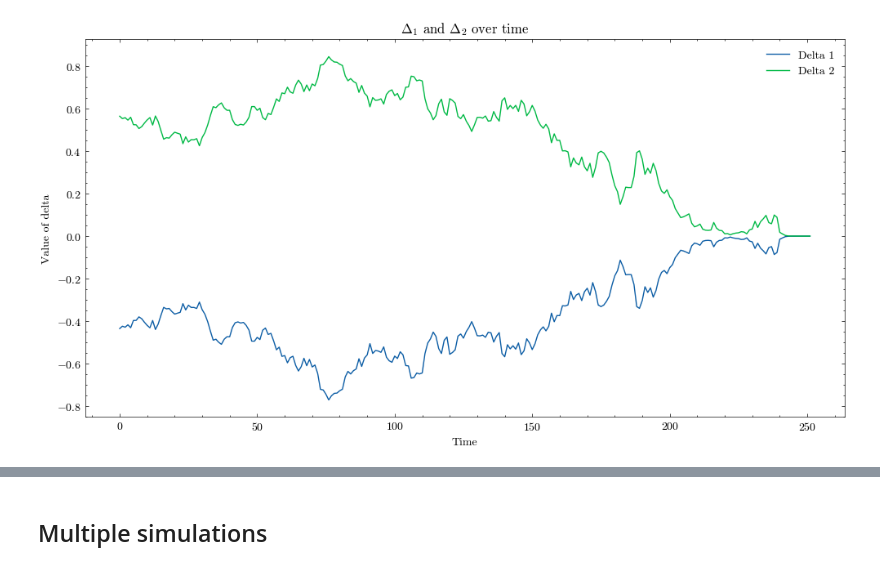
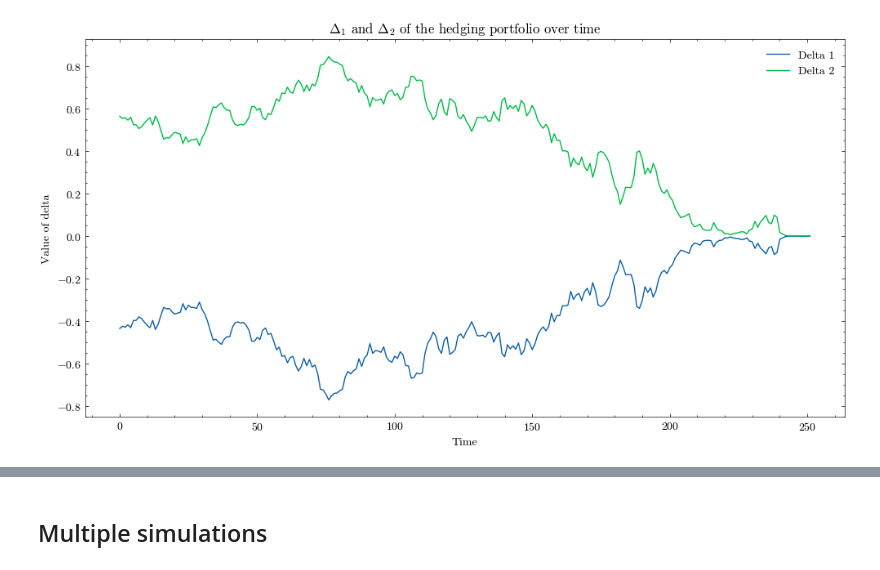
Before and after one commit to paolodelia99/delta-hedging, a Jupyter notebook: black-scholes-hedging/spread-option/gamma_hedging_spread.ipynb, the cells around one changed output, grey strips where cells are left out. Drawn from its saved outputs; the diff is of its cells as text; code cells hidden in the pictures.

Commit message:
Trying to fix initial gamma heding in spread option

```diff
--- a/black-scholes-hedging/spread-option/gamma_hedging_spread.ipynb
+++ b/black-scholes-hedging/spread-option/gamma_hedging_spread.ipynb
@@ -92,6 +57,6 @@ call_f1 = european_price(stock_path[0, 0, 0], stock_path[0, 0, 1], expiration, v
 # %%
-deltas = jnp.asarray([margrabe_deltas(stock_path[i, 0, 0], stock_path[i, 0, 1], expiration - i * dt, vols[0], vols[1], correlation[0, 1]) for i in range(N)])
-gammas = jnp.asarray([margrabe_gammas(stock_path[i, 0, 0], stock_path[i, 0, 1], expiration - i * dt, vols[0], vols[1], correlation[0, 1]) for i in range(N)])
+spread_deltas = jnp.asarray([margrabe_deltas(stock_path[i, 0, 0], stock_path[i, 0, 1], expiration - i * dt, vols[0], vols[1], correlation[0, 1]) for i in range(N)])
+spread_gammas = jnp.asarray([margrabe_gammas(stock_path[i, 0, 0], stock_path[i, 0, 1], expiration - i * dt, vols[0], vols[1], correlation[0, 1]) for i in range(N)])
 # %%
-x_f2 = gammas[0, 1] / gamma_f2
-x_f1 = gammas[0, 0] / gamma_f1
+x_f2 = spread_gammas[0, 1] / gamma_f2
+x_f1 = spread_gammas[0, 0] / gamma_f1
@@ -101,2 +63,5 @@ x_1 = delta_f1 * gammas[0, 0] / gamma_f1 - deltas[0, 0]
+# %%
+x_2 = deltas_f2 * x_f2 - spread_deltas[:, 1]
+x_1 = deltas_f1 * x_f1 - spread_deltas[:, 0]
 # %%
 spread_value = jnp.asarray([margrabe(stock_path[i, 0, 0], stock_path[i, 0, 1], expiration- i * dt, vols[0], vols[1], correlation[0, 1]) for i in range(N)])
@@ -116,10 +68,12 @@ b = v - x_f2 * call_f2 + x_f1 * call_f1 + x_1 * stock_path[1, 0, 0] + x_2 * stoc
 # %%
-b = [spread_value[0] - deltas[0][0] * stock_path[0, 0, 0] - deltas[0][1] * stock_path[0, 0, 1]]
+b = [spread_value[0] - (x_f2 * calls_f2[0] + x_f1 * calls_f1[0] + x_1[0] * stock_path[0, 0, 0] + x_2[0] * stock_path[0, 0, 1])]
 vs = [spread_value[0]]
+delta_1_hp = x_f1 * deltas_f1 - x_1
+delta_2_hp = x_f2 * deltas_f2 - x_2
 
 for i in range(1, N):
-    vs.append(deltas[i - 1][0] * stock_path[i, 0, 0] + deltas[i - 1][1] * stock_path[i, 0, 1] + b[i -1])
-    b.append(vs[i] - deltas[i][0] * stock_path[i, 0, 0] - deltas[i][1] * stock_path[i, 0, 1])
+    vs.append(x_f2 * calls_f2[i] + x_f1 * calls_f1[i] + x_1[i - 1] * stock_path[i, 0, 0] + x_2[i - 1] * stock_path[i, 0, 1] + b[i - 1])
+    b.append(vs[i] - (x_f2 * calls_f2[i] + x_f1 * calls_f1[i] + x_1[i] * stock_path[i, 0, 0] + x_2[i] * stock_path[i, 0, 1]))
 
 hedge_error = jnp.asarray(vs) - jnp.maximum(stock_path[:, 0, 1] - stock_path[:, 0, 0], 0)
 # %%
@@ -129,11 +83,11 @@ The final hedge error is:  -0.30664527
 # %%
 plt.figure(figsize=(12, 6))
-plt.plot(deltas[:, 0], label='Delta 1')
-plt.plot(deltas[:, 1], label='Delta 2')
-plt.title(r'$\Delta_1$ and $\Delta _2$ over time')
+plt.plot(delta_1_hp, label='Delta 1')
+plt.plot(delta_2_hp, label='Delta 2')
+plt.title(r'$\Delta_1$ and $\Delta _2$ of the hedging portfolio over time')
 plt.xlabel('Time')
 plt.ylabel('Value of delta')
 plt.legend()
 plt.show()
 # %% [output]
-[figure, old version]
+[figure, new version]
```
Also changed, not shown: parts of 19 cells of this notebook.
